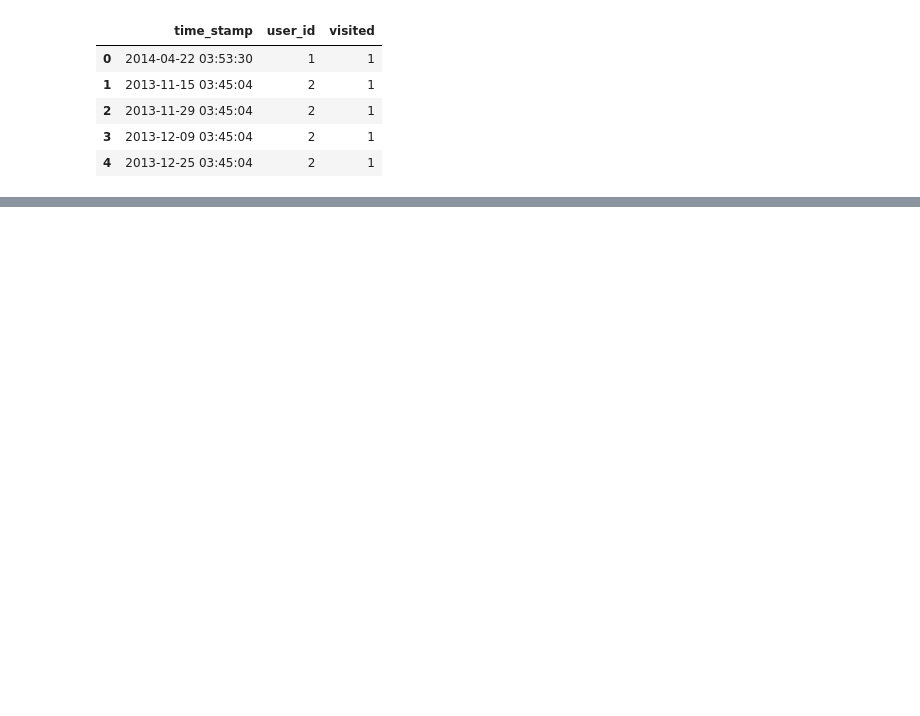
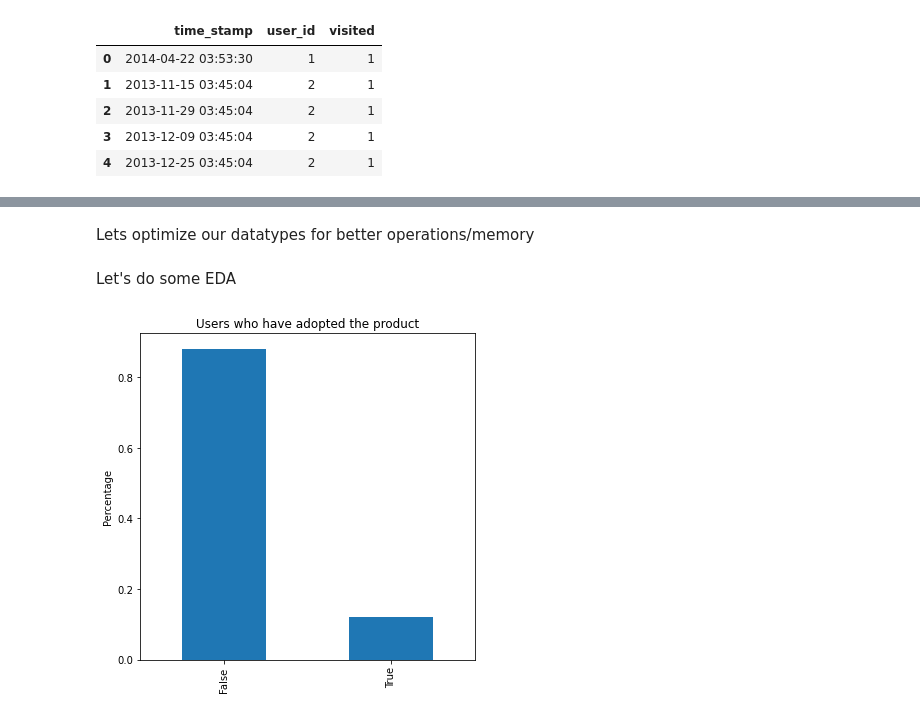
Before and after one commit to izinex/Springboard-Data-Science, a Jupyter notebook: relax_challenge/relax.ipynb, the cells around one changed output, grey strips where cells are left out. Drawn from its saved outputs; the diff is of its cells as text; code cells hidden in the pictures; blank space fills up the shorter version.

```diff
--- a/relax_challenge/relax.ipynb
+++ b/relax_challenge/relax.ipynb
@@ -26,0 +164,5 @@ users.head()
+# %%
+df.last_session_creation_time.fillna(np.datetime64('NaT'), inplace=True)
+df.visited.fillna(0, inplace=True)
+df.adopted.fillna(False, inplace=True)
+df.invited_by_user_id.fillna(0, inplace=True)
@@ -26,0 +201,8 @@ users.head()
+# %%
+convert_type = {
+ 'creation_time': 'datetime64[ns]',
+ 'invited_by_user_id': 'int',
+ 'visited' : 'int',
+ 'adopted' : 'bool'}
+# %%
+df = df.astype(convert_type)
@@ -26,0 +226,2 @@ users.head()
+# %%
+df['acc_length'] = (df.last_session_creation_time - df.creation_time).astype('timedelta64[D]')
@@ -26,0 +244,13 @@ users.head()
+# %% [markdown]
+Lets optimize our datatypes for better operations/memory
+# %% [markdown]
+Let's do some EDA
+# %%
+plt.figure(figsize=(6,6))
+(df.adopted.value_counts()/len(df)).plot(kind='bar')
+plt.title('Users who have adopted the product')
+plt.ylabel('Percentage')
+plt.show()
+#Only about 12% users have adopted the product
+# %% [output]
+[figure, added]
```
Also changed, not shown: parts of 91 cells of this notebook.
